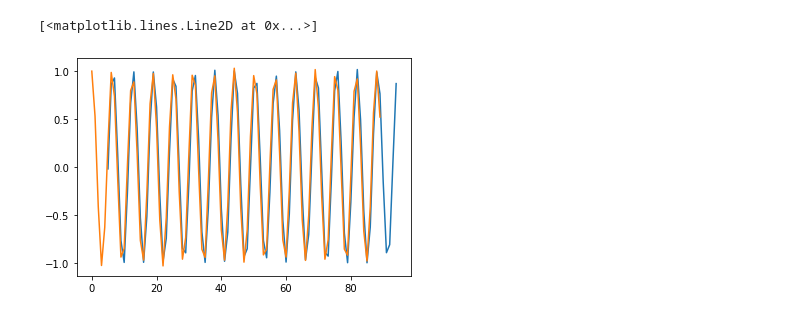
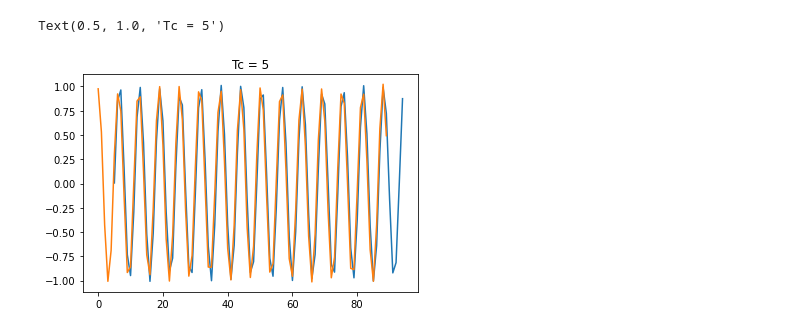
Before and after one commit to kashingtonDC/RespTime, a Jupyter notebook: code/synthetic_example.ipynb, the cells around one changed output. Saved outputs shown, nothing was run; the diff lists cells and outputs as text; code cells hidden in the pictures.

```diff
--- a/code/synthetic_example.ipynb
+++ b/code/synthetic_example.ipynb
@@ -22,8 +22,8 @@ Tc_r = np.argmax(np.abs(fftpack.ifft(Ar*B)))
 Tc = np.argmax(np.abs(fftpack.ifft(A*Br)))
 # %%
 plt.plot(x+Tc,y)
-# plt.plot(abs(np.array(x-Tc_r)[::-1]),y)
 plt.plot(x,z)
+plt.title("Tc = {}".format(Tc))
 # %% [output]
-[<matplotlib.lines.Line2D at 0x...>]
+Text(0.5, 1.0, 'Tc = 5')
-[figure, old version]
+[figure, new version]
```
Also changed, not shown: parts of 5 cells of this notebook.
